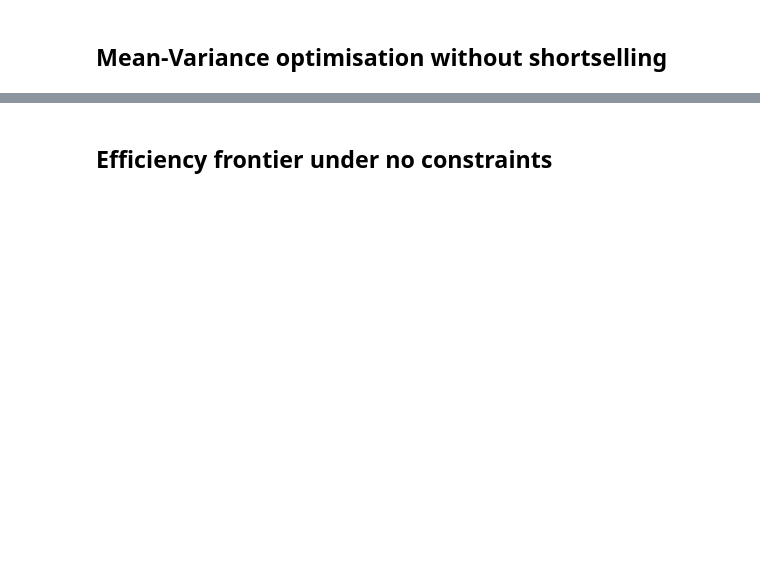
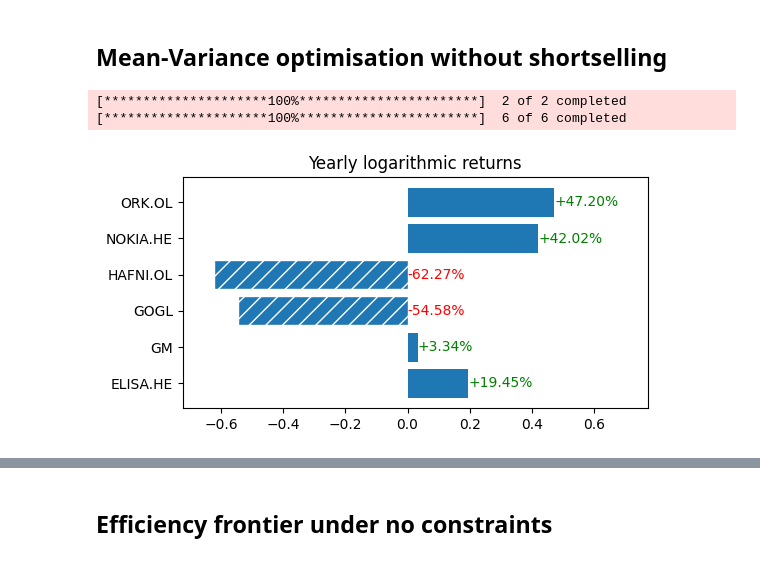
Before and after one commit to eliasyter/Financial_Toolbox, a Jupyter notebook: proof_of_concept.ipynb, the cells around one changed output, grey strips where cells are left out. Drawn from its saved outputs; the diff is of its cells as text; code cells hidden in the pictures; blank space fills up the shorter version.

```diff
--- a/proof_of_concept.ipynb
+++ b/proof_of_concept.ipynb
@@ -41,2 +49,12 @@ Volat.: 41.8269%
 # %% [markdown]
 ## Mean-Variance optimisation without shortselling
+# %%
+from optimisation import Yearly_Log_Returns
+from optimisation_utilities import ShowReturns
+
+R = Yearly_Log_Returns(stocks, start=start, end=end, verbose=False)
+ShowReturns("Yearly logarithmic returns", R)
+# %% [output]
+[*********************100%***********************]  2 of 2 completed
+[*********************100%***********************]  6 of 6 completed
+[figure, added]
```
Also changed, not shown: parts of 15 cells of this notebook, 3 other files.
